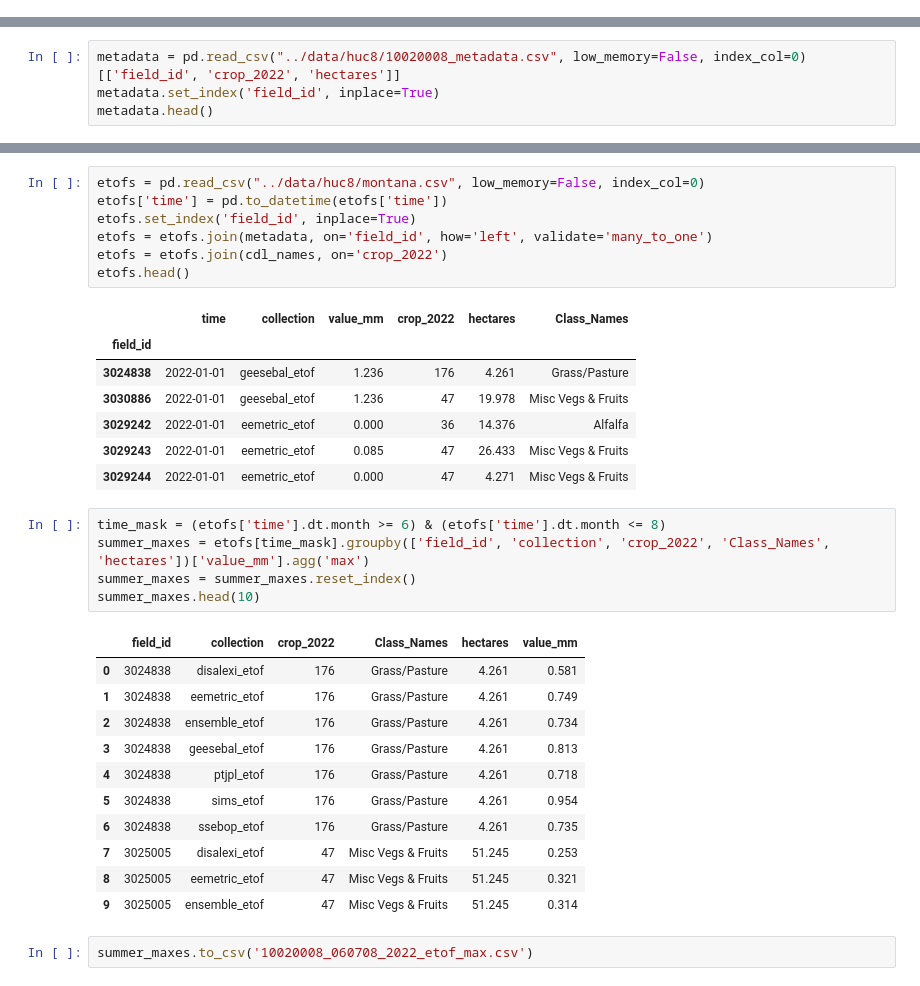
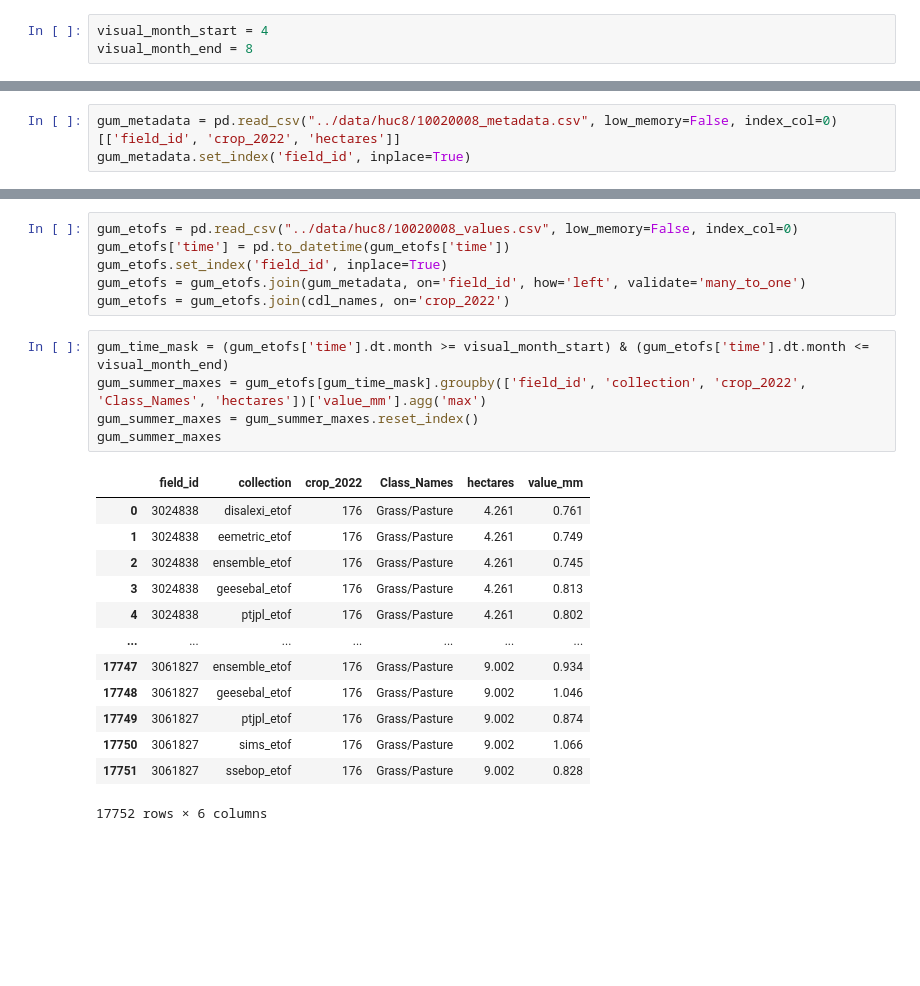
Before and after one commit to watrs-csumb/openet-forecast-analysis, a Jupyter notebook: notebook/huc8_analysis.ipynb, the cells around one changed output, grey strips where cells are left out. Cells and saved outputs as stored; diff of their text form; blank space fills up the shorter version.

```diff
--- a/notebook/huc8_analysis.ipynb
+++ b/notebook/huc8_analysis.ipynb
@@ -25,0 +27,3 @@ Name: Class_Names, Length: 256, dtype: object
+# %%
+visual_month_start = 4
+visual_month_end = 8
@@ -26,4 +32,3 @@ Name: Class_Names, Length: 256, dtype: object
 # %%
-metadata = pd.read_csv("../data/huc8/10020008_metadata.csv", low_memory=False, index_col=0)[['field_id', 'crop_2022', 'hectares']]
-metadata.set_index('field_id', inplace=True)
-metadata.head()
+gum_metadata = pd.read_csv("../data/huc8/10020008_metadata.csv", low_memory=False, index_col=0)[['field_id', 'crop_2022', 'hectares']]
+gum_metadata.set_index('field_id', inplace=True)
@@ -38,34 +35,25 @@ metadata.head()
 # %%
-etofs = pd.read_csv("../data/huc8/montana.csv", low_memory=False, index_col=0)
-etofs['time'] = pd.to_datetime(etofs['time'])
-etofs.set_index('field_id', inplace=True)
-etofs = etofs.join(metadata, on='field_id', how='left', validate='many_to_one')
-etofs = etofs.join(cdl_names, on='crop_2022')
-etofs.head()
+gum_etofs = pd.read_csv("../data/huc8/10020008_values.csv", low_memory=False, index_col=0)
+gum_etofs['time'] = pd.to_datetime(gum_etofs['time'])
+gum_etofs.set_index('field_id', inplace=True)
+gum_etofs = gum_etofs.join(gum_metadata, on='field_id', how='left', validate='many_to_one')
+gum_etofs = gum_etofs.join(cdl_names, on='crop_2022')
-# %% [output]
-|  | time | collection | value_mm | crop_2022 | hectares | Class_Names |
-| field_id |  |  |  |  |  |  |
-| 3024838 | 2022-01-01 | geesebal_etof | 1.236 | 176 | 4.261 | Grass/Pasture |
-| 3030886 | 2022-01-01 | geesebal_etof | 1.236 | 47 | 19.978 | Misc Vegs & Fruits |
-| 3029242 | 2022-01-01 | eemetric_etof | 0.000 | 36 | 14.376 | Alfalfa |
-| 3029243 | 2022-01-01 | eemetric_etof | 0.085 | 47 | 26.433 | Misc Vegs & Fruits |
-| 3029244 | 2022-01-01 | eemetric_etof | 0.000 | 47 | 4.271 | Misc Vegs & Fruits |
 # %%
-time_mask = (etofs['time'].dt.month >= 6) & (etofs['time'].dt.month <= 8)
-summer_maxes = etofs[time_mask].groupby(['field_id', 'collection', 'crop_2022', 'Class_Names', 'hectares'])['value_mm'].agg('max')
-summer_maxes = summer_maxes.reset_index()
-summer_maxes.head(10)
+gum_time_mask = (gum_etofs['time'].dt.month >= visual_month_start) & (gum_etofs['time'].dt.month <= visual_month_end)
+gum_summer_maxes = gum_etofs[gum_time_mask].groupby(['field_id', 'collection', 'crop_2022', 'Class_Names', 'hectares'])['value_mm'].agg('max')
+gum_summer_maxes = gum_summer_maxes.reset_index()
+gum_summer_maxes
 # %% [output]
 |  | field_id | collection | crop_2022 | Class_Names | hectares | value_mm |
-| 0 | 3024838 | disalexi_etof | 176 | Grass/Pasture | 4.261 | 0.581 |
+| 0 | 3024838 | disalexi_etof | 176 | Grass/Pasture | 4.261 | 0.761 |
 | 1 | 3024838 | eemetric_etof | 176 | Grass/Pasture | 4.261 | 0.749 |
-| 2 | 3024838 | ensemble_etof | 176 | Grass/Pasture | 4.261 | 0.734 |
+| 2 | 3024838 | ensemble_etof | 176 | Grass/Pasture | 4.261 | 0.745 |
 | 3 | 3024838 | geesebal_etof | 176 | Grass/Pasture | 4.261 | 0.813 |
-| 4 | 3024838 | ptjpl_etof | 176 | Grass/Pasture | 4.261 | 0.718 |
-| 5 | 3024838 | sims_etof | 176 | Grass/Pasture | 4.261 | 0.954 |
-| 6 | 3024838 | ssebop_etof | 176 | Grass/Pasture | 4.261 | 0.735 |
-| 7 | 3025005 | disalexi_etof | 47 | Misc Vegs & Fruits | 51.245 | 0.253 |
-| 8 | 3025005 | eemetric_etof | 47 | Misc Vegs & Fruits | 51.245 | 0.321 |
-| 9 | 3025005 | ensemble_etof | 47 | Misc Vegs & Fruits | 51.245 | 0.314 |
+| 4 | 3024838 | ptjpl_etof | 176 | Grass/Pasture | 4.261 | 0.802 |
+| ... | ... | ... | ... | ... | ... | ... |
+| 17747 | 3061827 | ensemble_etof | 176 | Grass/Pasture | 9.002 | 0.934 |
+| 17748 | 3061827 | geesebal_etof | 176 | Grass/Pasture | 9.002 | 1.046 |
+| 17749 | 3061827 | ptjpl_etof | 176 | Grass/Pasture | 9.002 | 0.874 |
+| 17750 | 3061827 | sims_etof | 176 | Grass/Pasture | 9.002 | 1.066 |
+| 17751 | 3061827 | ssebop_etof | 176 | Grass/Pasture | 9.002 | 0.828 |
+17752 rows × 6 columns
-# %%
-summer_maxes.to_csv('10020008_060708_2022_etof_max.csv')
```
Also changed, not shown: parts of 74 cells of this notebook, 1 other file.
